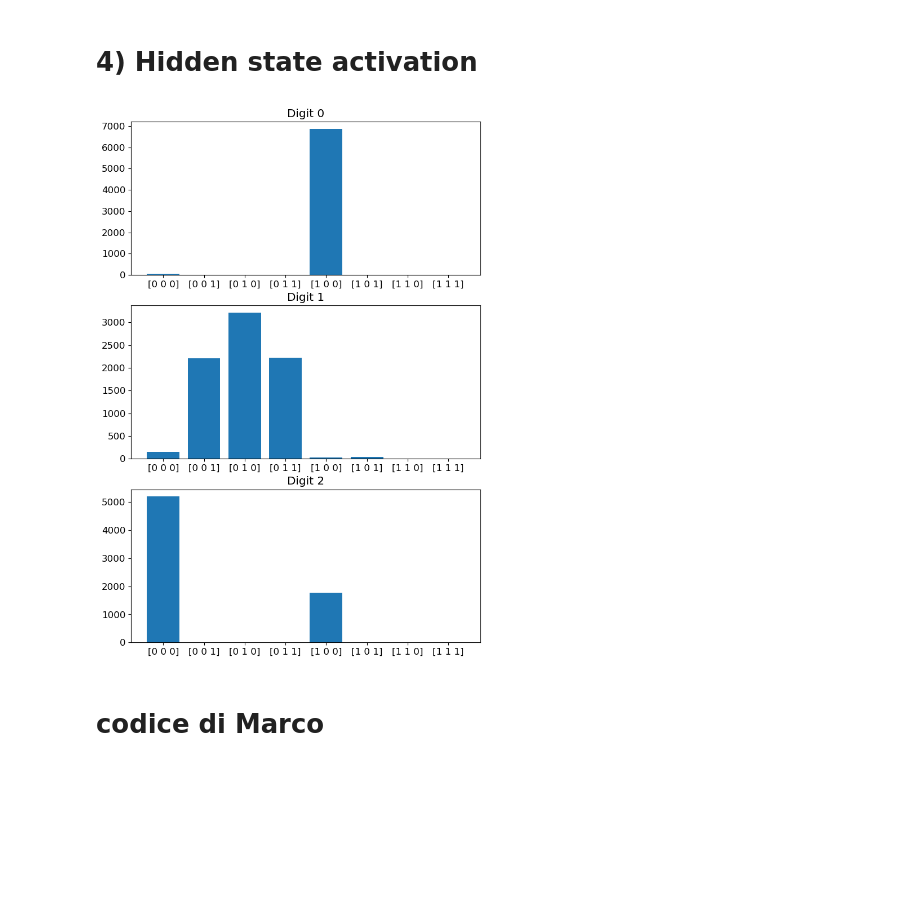
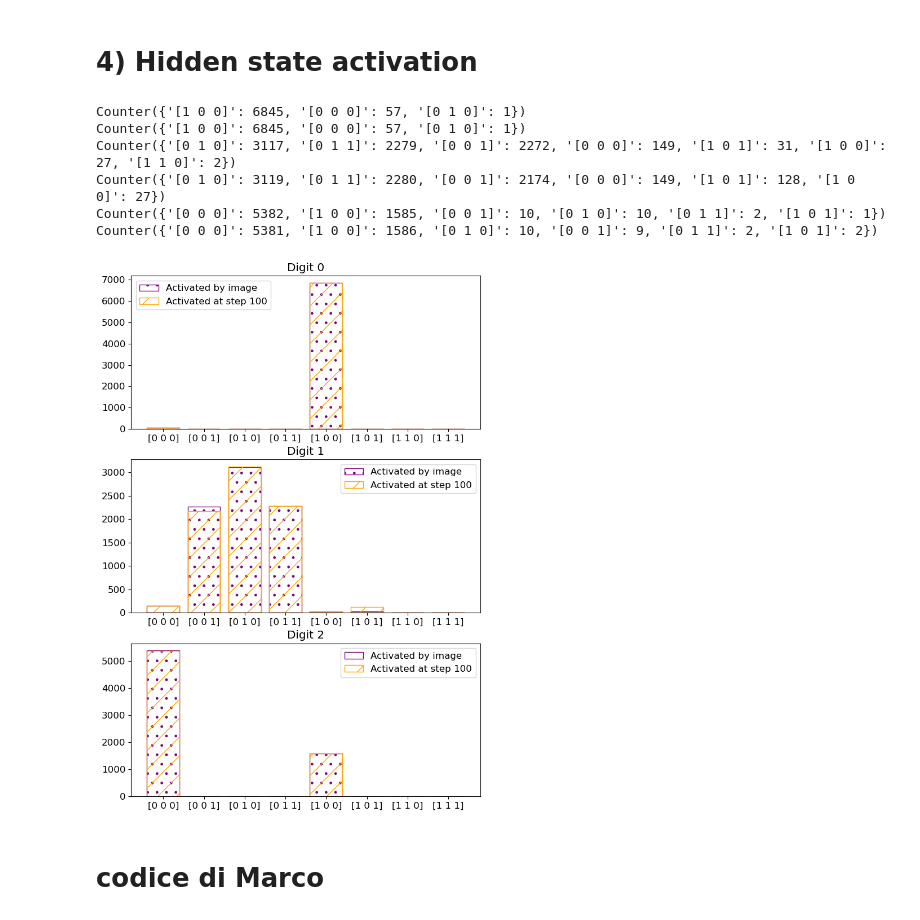
Before and after one commit to FrancescoLR02/LCP-Mod-B-Exercises, a Jupyter notebook: ex2_RBM/RBM_2025_MNIST.ipynb, the cells around one changed output. Saved outputs shown, nothing was run; the diff lists cells and outputs as text; code cells hidden in the pictures; blank space fills up the shorter version.

Commit message:
Activation after CD

```diff
--- a/ex2_RBM/RBM_2025_MNIST.ipynb
+++ b/ex2_RBM/RBM_2025_MNIST.ipynb
@@ -674,9 +674,9 @@ Directory exists
 # %% [markdown]
 ## Test generative power of the trained RBM
 # %%
-#aE = np.load('WEIGHTS/a_RBM_3_3_2_RMSprop_0.05-0.05_Ep150_reg0.001_0312_1502.npy')
-#bE = np.load('WEIGHTS/b_RBM_3_3_2_RMSprop_0.05-0.05_Ep150_reg0.001_0312_1502.npy')
-#wE = np.load('WEIGHTS/w_RBM_3_3_2_RMSprop_0.05-0.05_Ep150_reg0.001_0312_1502.npy')
+aE = np.load('SingleTrain/a_RBM_3_3_2_RMSprop_0.05-0.05_Ep150_Mini20_reg0.001_0313_1046.npy')
+bE = np.load('SingleTrain/b_RBM_3_3_2_RMSprop_0.05-0.05_Ep150_Mini20_reg0.001_0313_1046.npy')
+wE = np.load('SingleTrain/w_RBM_3_3_2_RMSprop_0.05-0.05_Ep150_Mini20_reg0.001_0313_1046.npy')
 
 ee=-1
 NN=200
@@ -757,25 +765,50 @@ print(fname)
 # %% [markdown]
 # 4) Hidden state activation
 # %%
+Nc = 100 # Number of contrastive divergence steps
+
 digits = [data[label == i] for i in range(Ndigit)] # "shape" (3, N, 784)
-
 fig, axes = plt.subplots(Ndigit, figsize=(8,12))
 
-# add also bars for hidden states activated after contrastive divergence
+# generalize to arbitrary number of plots
 
 for i in range(Ndigit):
-    z_activated = [str(CD_step(digit, wE[50], bE[50])) for digit in digits[i]]
-    z_occurrences = Counter(z_activated)        # {(0,0,1): 4, (1,0,1): 10, ...}
+    # x_cd = np.zeros((Nc, len(digits[i]), L))
+    x_f = digits[i]          # shape (N, 784)
+    z_cd = np.zeros((Nc, len(digits[i]), L))
+
+    for j in range(Nc):
+        z_cd[j] = [CD_step(digit, wE[50], bE[50]) for digit in x_f]
+        x_f     = [CD_step(zeta, wE[50].T, aE[50]) for zeta in z_cd[j]]
+
+    z_0_activated = [str(state).replace(".", "") for state in z_cd[0]]  # These are the hidden states activated directly by images
+    z_Nf_activated = [str(state).replace(".", "") for state in z_cd[-1]]
+
+    z_0_occurrences = Counter(z_0_activated)        # {(0,0,1): 4, (1,0,1): 10, ...}
+    z_Nf_occurrences = Counter(z_Nf_activated)
+
+    print(z_0_occurrences)
+    print(z_Nf_occurrences)
 
     states = list(map(lambda s: str(s).replace(",", "").replace("(", "[").replace(")", "]"), itertools.product([0, 1], repeat=L)))  # I need [0 0 0] format goddammit
-    frequencies = [z_occurrences[state] for state in states]
+    z_0_frequencies = [z_0_occurrences[state] for state in states]
+    z_Nf_frequencies= [z_Nf_occurrences[state] for state in states]
 
-    axes[i].bar(states, frequencies)
+    axes[i].bar(states, z_0_frequencies, fill=False, hatch='.', edgecolor='purple', label=f'Activated by image')
+    axes[i].bar(states, z_Nf_frequencies, fill=False, hatch='/', edgecolor='orange', label=f'Activated at step {Nc}')
+
     axes[i].title.set_text(f"Digit {i}")
+    axes[i].legend()
 
 plt.show()
 # %% [output]
+Counter({'[1 0 0]': 6845, '[0 0 0]': 57, '[0 1 0]': 1})
+Counter({'[1 0 0]': 6845, '[0 0 0]': 57, '[0 1 0]': 1})
+Counter({'[0 1 0]': 3117, '[0 1 1]': 2279, '[0 0 1]': 2272, '[0 0 0]': 149, '[1 0 1]': 31, '[1 0 0]': 27, '[1 1 0]': 2})
+Counter({'[0 1 0]': 3119, '[0 1 1]': 2280, '[0 0 1]': 2174, '[0 0 0]': 149, '[1 0 1]': 128, '[1 0 0]': 27})
+Counter({'[0 0 0]': 5382, '[1 0 0]': 1585, '[0 0 1]': 10, '[0 1 0]': 10, '[0 1 1]': 2, '[1 0 1]': 1})
+Counter({'[0 0 0]': 5381, '[1 0 0]': 1586, '[0 1 0]': 10, '[0 0 1]': 9, '[0 1 1]': 2, '[1 0 1]': 2})
-[figure, old version]
+[figure, new version]
 # %% [markdown]
 # codice di Marco
 # %%
```
Also changed, not shown: parts of 2 cells of this notebook.
